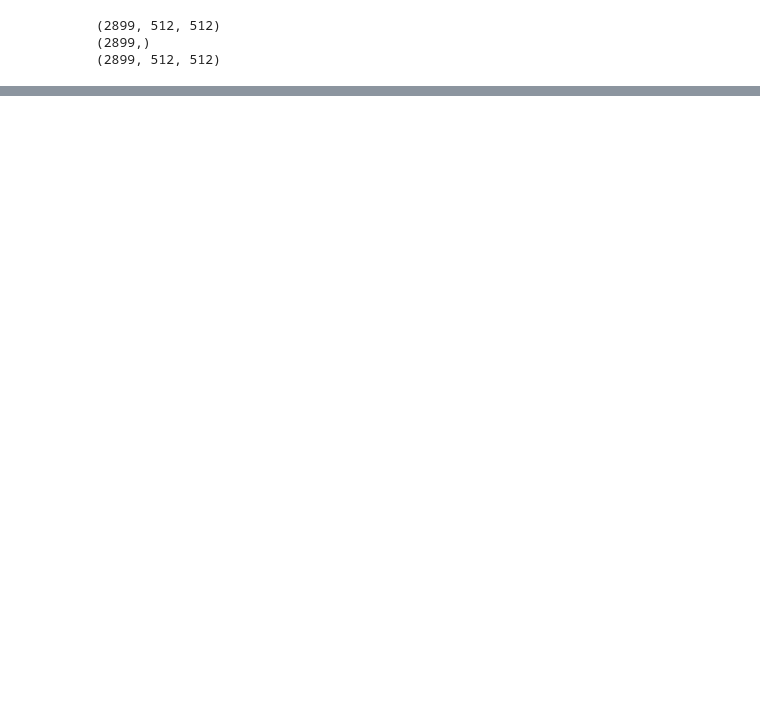
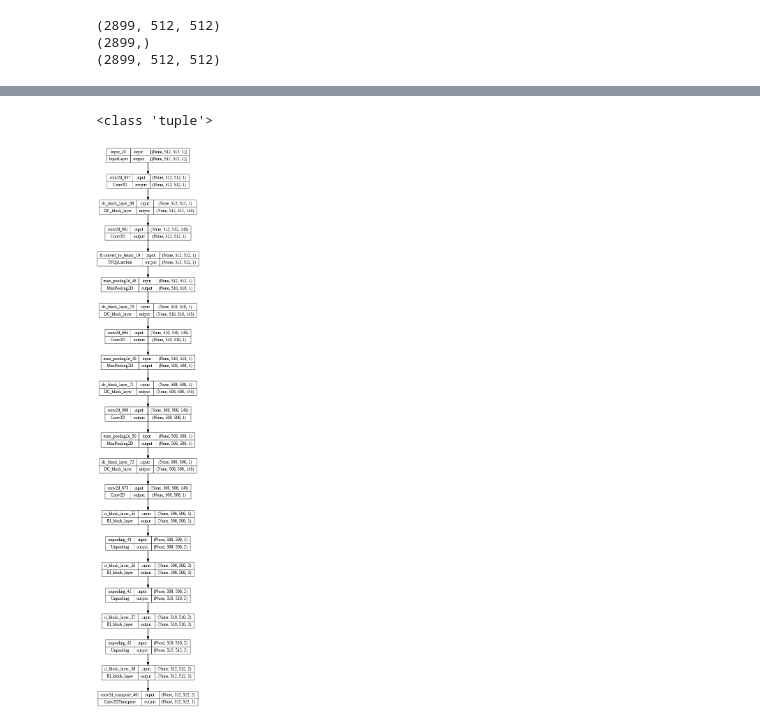
Before and after one commit to ananyarao23/Image-Segmentation-DRINet, a Jupyter notebook: base.ipynb, the cells around one changed output, grey strips where cells are left out. Drawn from its saved outputs; the diff is of its cells as text; code cells hidden in the pictures; blank space fills up the shorter version.

Commit message:
Completed model

```diff
--- a/base.ipynb
+++ b/base.ipynb
@@ -238,0 +317,25 @@ print(valid_data["masks"].shape)
+# %%
+class Unpooling(Model):
+    def __init__(self,input_size):
+        super(Unpooling,self).__init__()
+        self.h = input_size[0]
+        self.b = input_size[1]
+        self.conv1 = Conv2DTranspose(2,(1,1),padding='same',activation='relu',input_shape=input_size) ### again not sure about depth
+        self.conv3d = Conv2DTranspose(2,(3,3),dilation_rate=(2,2),padding='same',activation='relu',input_shape=(self.h,self.b,2))
+        self.conv1_bn = Conv2D(1,(1,1),padding='same',activation='relu',input_shape=(self.h,self.b,2))
+        self.upsample = Conv2DTranspose(2,(3,3),strides=1,padding='valid')
+
+    def call(self,inputs):
+        # print("lalala ",inputs.shape)
+        dc = self.conv1(inputs)
+        # print("lalala1 ",dc.shape)
+        ## perform BN on dc
+        ddc = self.conv3d(dc)
+        ## perform BN on ddc
+        upsampled1 = self.upsample(dc)
+        upsampled2 = self.upsample(ddc)
+        bn1 = self.conv1_bn(upsampled1)
+        bn2 = self.conv1_bn(upsampled2)
+        ## perform BN on both bn1 and bn2
+        x = tf.keras.layers.Concatenate(axis=-1)([bn1,bn2])
+        return x
@@ -238,0 +398,11 @@ print(valid_data["masks"].shape)
+# %%
+input_size = (512,512,1)
+print(type(input_size))
+input_size = tf.convert_to_tensor(input_size)
+mymodel = model(input_size)
+# %% [output]
+<class 'tuple'>
+# %%
+tf.keras.utils.plot_model(mymodel, show_shapes=True, expand_nested=True, dpi=64)
+# %% [output]
+[figure, added]
```
Also changed, not shown: parts of 13 cells of this notebook.
